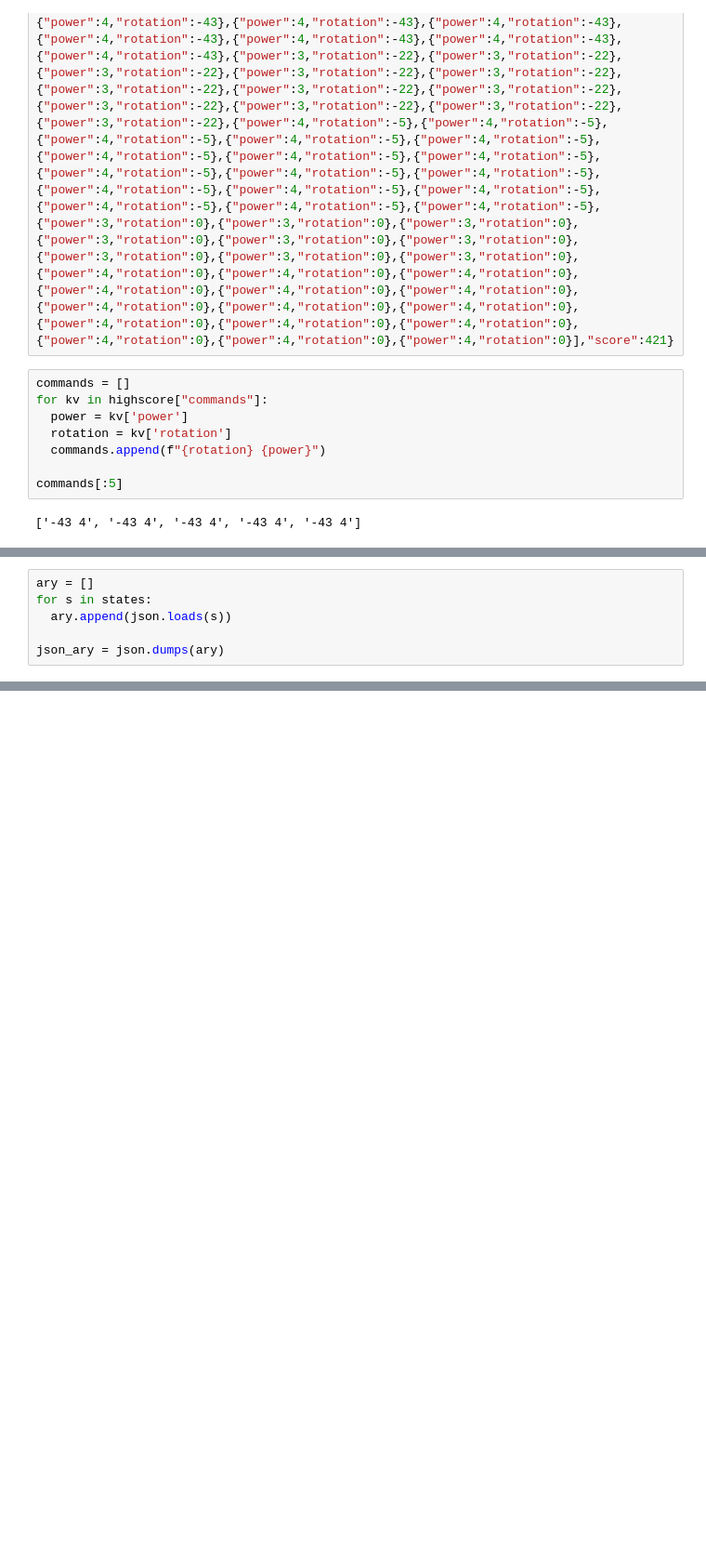
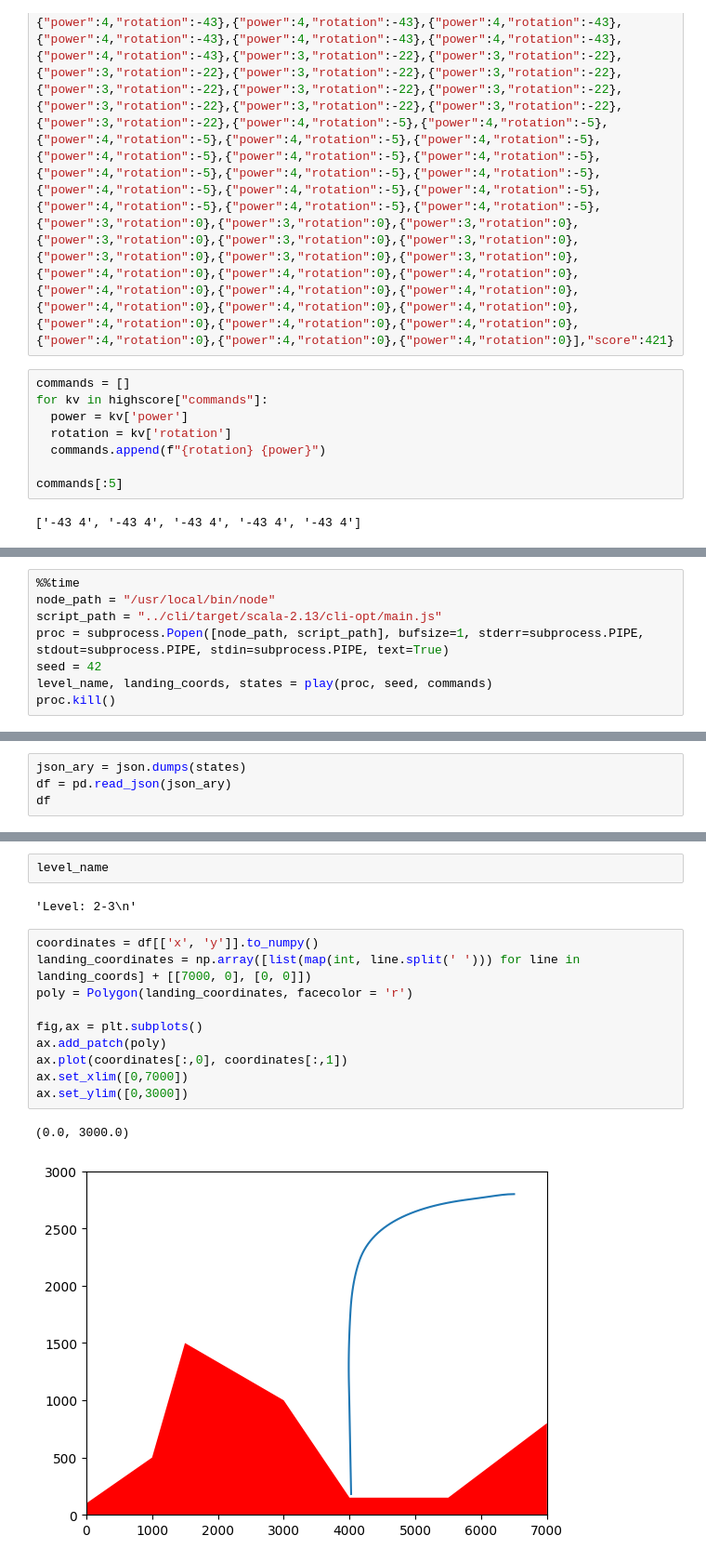
Before and after one commit to FloWi/codingame-marslander, a Jupyter notebook: python-ml/marslander_cli_executor.ipynb, the cells around one changed output, grey strips where cells are left out. Shown at 93% size. Cells and saved outputs as stored; diff of their text form; blank space fills up the shorter version.

```diff
--- a/python-ml/marslander_cli_executor.ipynb
+++ b/python-ml/marslander_cli_executor.ipynb
@@ -92,0 +101,8 @@ str
+# %%
+%%time
+node_path = "/usr/local/bin/node"
+script_path = "../cli/target/scala-2.13/cli-opt/main.js"
+proc = subprocess.Popen([node_path, script_path], bufsize=1, stderr=subprocess.PIPE, stdout=subprocess.PIPE, stdin=subprocess.PIPE, text=True)
+seed = 42
+level_name, landing_coords, states = play(proc, seed, commands)
+proc.kill()
@@ -93,6 +112,4 @@ str
 # %%
-ary = []
-for s in states:
-  ary.append(json.loads(s))
-
-json_ary = json.dumps(ary)
+json_ary = json.dumps(states)
+df = pd.read_json(json_ary)
+df
@@ -115,0 +130,17 @@ df
+# %%
+level_name
+# %% [output]
+'Level: 2-3\n'
+# %%
+coordinates = df[['x', 'y']].to_numpy()
+landing_coordinates = np.array([list(map(int, line.split(' '))) for line in landing_coords] + [[7000, 0], [0, 0]])
+poly = Polygon(landing_coordinates, facecolor = 'r')
+
+fig,ax = plt.subplots()
+ax.add_patch(poly)
+ax.plot(coordinates[:,0], coordinates[:,1])
+ax.set_xlim([0,7000])
+ax.set_ylim([0,3000])
+# %% [output]
+(0.0, 3000.0)
+[figure, added]
```
Also changed, not shown: parts of 14 cells of this notebook.
